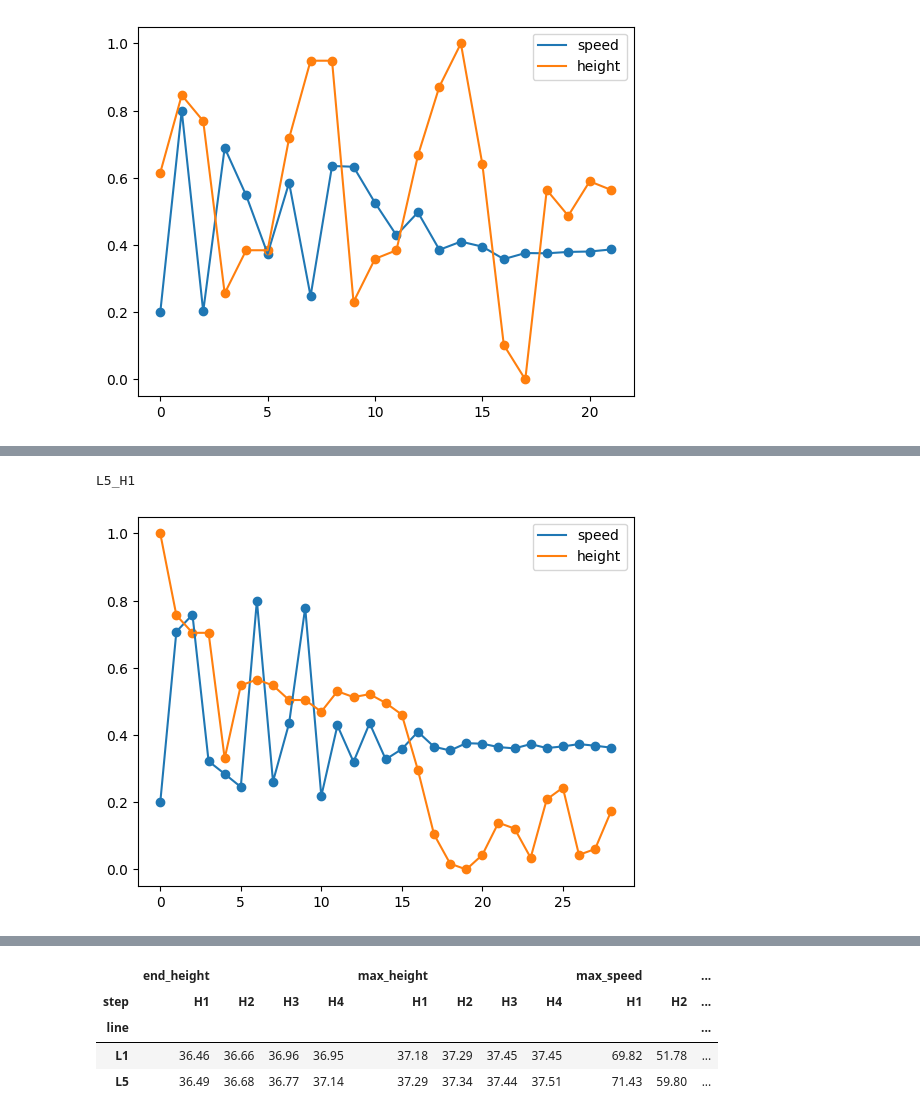
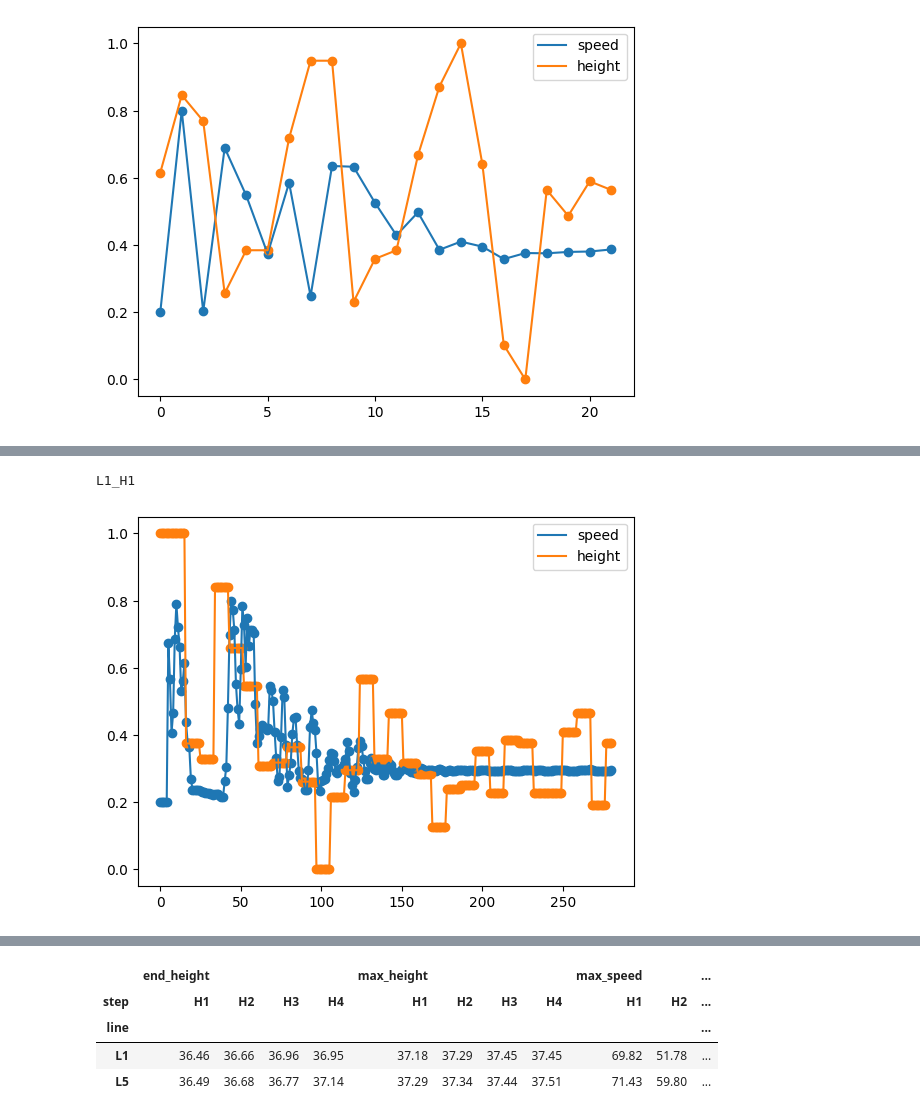
Before and after one commit to ideptor/FreeDrop2, a Jupyter notebook: doc/jupyter/250815.ipynb, the cells around one changed output, grey strips where cells are left out. Cells and saved outputs as stored; diff of their text form; code cells hidden in the pictures.

```diff
--- a/doc/jupyter/250815.ipynb
+++ b/doc/jupyter/250815.ipynb
@@ -255,16 +239,18 @@ L1_H1
-# %%
-from sklearn.preprocessing import MinMaxScaler
-r = res.loc[(res.line=="L5")&(res.step=="H1")].pipe(lambda x: x.loc[x.max_speed.idxmin()])
-
-speed = pd.Series(MinMaxScaler((.2,.8)).fit_transform(pd.DataFrame(r.speed))[:,0])
-plt.plot(speed.index, speed.values, label="speed")
-plt.scatter(speed.index, speed.values)
-height = pd.Series(MinMaxScaler().fit_transform(pd.DataFrame(r.height))[:,0])
-plt.plot(height.index, height.values, label="height")
-plt.scatter(height.index, height.values)
-plt.legend()
-plt.title = "L5 max"
-print(r.phase)
-# %% [output]
-L5_H1
-[figure, removed]
+# %%
+### from sklearn.preprocessing import MinMaxScaler
+# r = res.loc[(res.line=="L1")&(res.step=="H1")].pipe(lambda x: x.loc[x.max_speed.idxmin()])
+r = res.loc[(res.line=="L1")&(res.step=="H1")].pipe(lambda x: x.iloc[9,:])
+
+speed = pd.Series(MinMaxScaler((.2,.8)).fit_transform(pd.DataFrame(r.speed))[:,0])
+plt.plot(speed.index, speed.values, label="speed")
+plt.scatter(speed.index, speed.values)
+height = pd.Series(MinMaxScaler().fit_transform(pd.DataFrame(r.height))[:,0])
+plt.plot(height.index, height.values, label="height")
+plt.scatter(height.index, height.values)
+plt.legend()
+plt.title = "L1 max"
+
+print(r.phase)
+# %% [output]
+L1_H1
+[figure, added]
```
Also changed, not shown: parts of 3 cells of this notebook, 2 other files.
